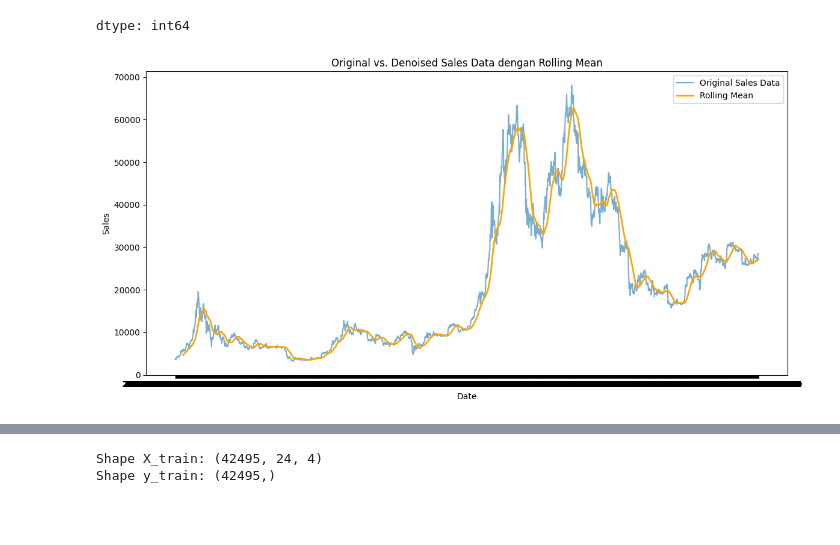
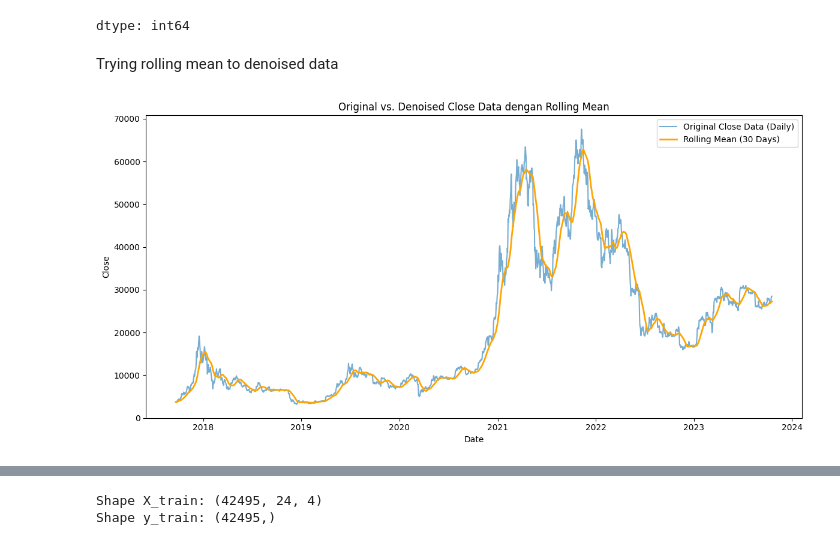
Before and after one commit to mikysetiawan/MachineLearningExpert, a Jupyter notebook: Tugas_Akhir_Timeseries_Forcasting.ipynb, the cells around one changed output, grey strips where cells are left out. Cells and saved outputs as stored; diff of their text form; code cells hidden in the pictures; blank space fills up the shorter version.

```diff
--- a/Tugas_Akhir_Timeseries_Forcasting.ipynb
+++ b/Tugas_Akhir_Timeseries_Forcasting.ipynb
@@ -101,21 +57,27 @@ df.isnull().sum()
 | ATR | 0 |
 | KAMAO | 0 |
 dtype: int64
+# %% [markdown]
+Trying rolling mean to denoised data
 # %%
-# 720 = monthly (the data is hourly, 24 * 30 = 720)
-rolling_data = df['Close'].rolling(window=720).mean()
+# Change index datatype to datetime
+df.index = pd.to_datetime(df.index, format='mixed')
 
+# Resample dataset into daily
+df_daily = df.resample('D').mean()
+
+# Run rolling mean with window 1 month
+df_daily['Rolling_Mean'] = df_daily['Close'].rolling(window=30, min_periods=1).mean()
+
+# Show in figure
 plt.figure(figsize=(12, 6))
-
-# [::24] takes every 24th row (1 every day)
-plt.plot(df.index[::24], df['Close'][::24], label='Original Sales Data', alpha=0.6)
-plt.plot(df.index[::24], rolling_data[::24], label='Rolling Mean', color='orange', linewidth=2)
-
+plt.plot(df_daily.index, df_daily['Close'], label='Original Close Data (Daily)', alpha=0.6)
+plt.plot(df_daily.index, df_daily['Rolling_Mean'], label='Rolling Mean (30 Days)', color='orange', linewidth=2)
 plt.xlabel('Date')
-plt.ylabel('Sales')
-plt.title('Original vs. Denoised Sales Data dengan Rolling Mean')
+plt.ylabel('Close')
+plt.title('Original vs. Denoised Close Data dengan Rolling Mean')
 plt.legend()
 plt.tight_layout()
 plt.show()
 # %% [output]
-[figure, old version]
+[figure, new version]
```
Also changed, not shown: parts of 18 cells of this notebook.
